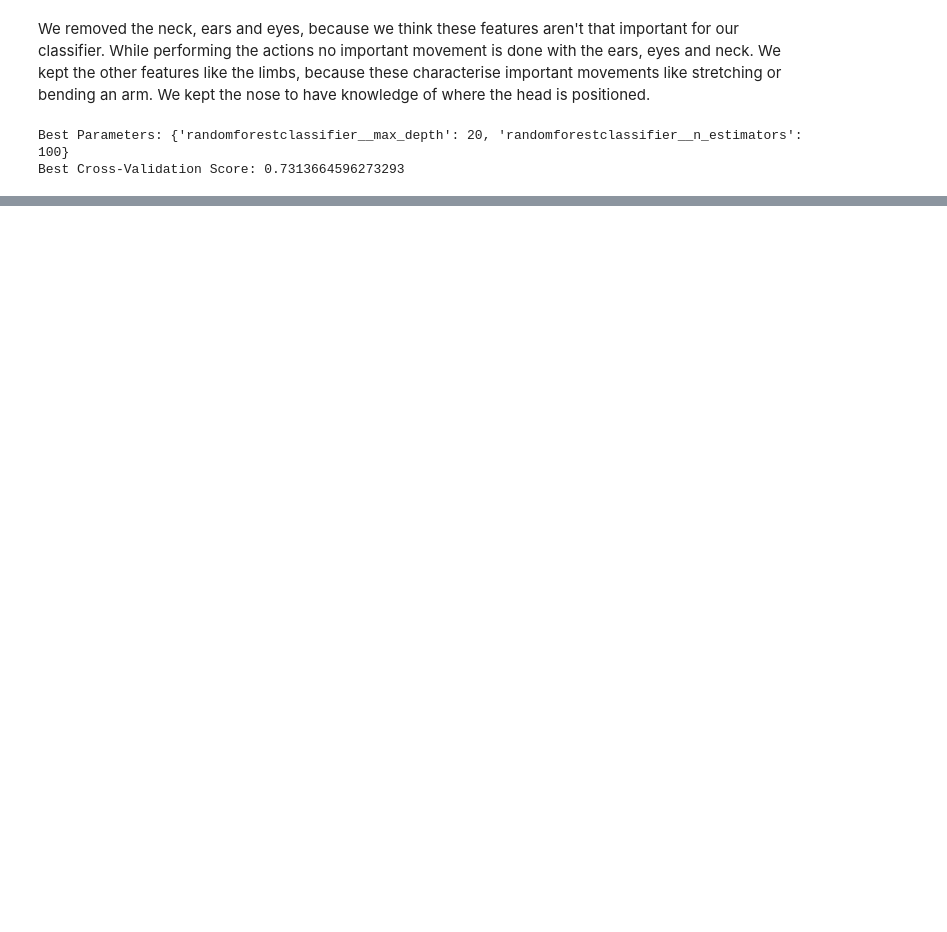
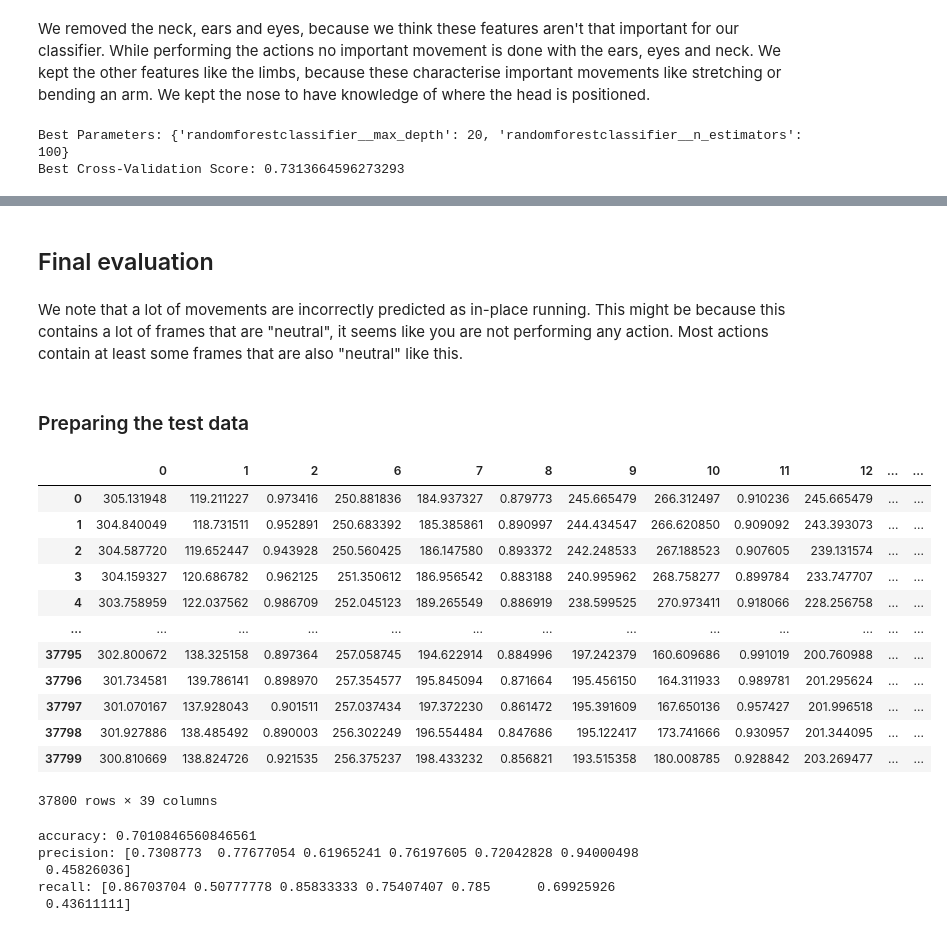
Before and after one commit to adelinagiurea0865/traditioneleML, a Jupyter notebook: sprint1.ipynb, the cells around one changed output, grey strips where cells are left out. Cells and saved outputs as stored; diff of their text form; code cells hidden in the pictures; blank space fills up the shorter version.

```diff
--- a/sprint1.ipynb
+++ b/sprint1.ipynb
@@ -469,0 +442,6 @@ plt.show()
+# %% [markdown]
+## Final evaluation
+# %% [markdown]
+We note that a lot of movements are incorrectly predicted as in-place running. This might be because this contains a lot of frames that are "neutral", it seems like you are not performing any action. Most actions contain at least some frames that are also "neutral" like this.
+# %% [markdown]
+### Preparing the test data
@@ -469,0 +453,17 @@ plt.show()
+# %%
+df_2_test = df_test.drop(df_test.columns[[3,4,5,42,43,44,45,46,47,48,49,50,51,52,53]],axis=1)
+df_2_test
+# %% [output]
+|  | 0 | 1 | 2 | 6 | 7 | 8 | 9 | 10 | 11 | 12 | ... | ... |
+| 0 | 305.131948 | 119.211227 | 0.973416 | 250.881836 | 184.937327 | 0.879773 | 245.665479 | 266.312497 | 0.910236 | 245.665479 | ... | ... |
+| 1 | 304.840049 | 118.731511 | 0.952891 | 250.683392 | 185.385861 | 0.890997 | 244.434547 | 266.620850 | 0.909092 | 243.393073 | ... | ... |
+| 2 | 304.587720 | 119.652447 | 0.943928 | 250.560425 | 186.147580 | 0.893372 | 242.248533 | 267.188523 | 0.907605 | 239.131574 | ... | ... |
+| 3 | 304.159327 | 120.686782 | 0.962125 | 251.350612 | 186.956542 | 0.883188 | 240.995962 | 268.758277 | 0.899784 | 233.747707 | ... | ... |
+| 4 | 303.758959 | 122.037562 | 0.986709 | 252.045123 | 189.265549 | 0.886919 | 238.599525 | 270.973411 | 0.918066 | 228.256758 | ... | ... |
+| ... | ... | ... | ... | ... | ... | ... | ... | ... | ... | ... | ... | ... |
+| 37795 | 302.800672 | 138.325158 | 0.897364 | 257.058745 | 194.622914 | 0.884996 | 197.242379 | 160.609686 | 0.991019 | 200.760988 | ... | ... |
+| 37796 | 301.734581 | 139.786141 | 0.898970 | 257.354577 | 195.845094 | 0.871664 | 195.456150 | 164.311933 | 0.989781 | 201.295624 | ... | ... |
+| 37797 | 301.070167 | 137.928043 | 0.901511 | 257.037434 | 197.372230 | 0.861472 | 195.391609 | 167.650136 | 0.957427 | 201.996518 | ... | ... |
+| 37798 | 301.927886 | 138.485492 | 0.890003 | 256.302249 | 196.554484 | 0.847686 | 195.122417 | 173.741666 | 0.930957 | 201.344095 | ... | ... |
+| 37799 | 300.810669 | 138.824726 | 0.921535 | 256.375237 | 198.433232 | 0.856821 | 193.515358 | 180.008785 | 0.928842 | 203.269477 | ... | ... |
+37800 rows × 39 columns
@@ -469,0 +472,12 @@ plt.show()
+# %%
+y_pred_rf_test = clf_2_rf.predict(X_2_test)
+
+print("accuracy:", accuracy_score(y_test, y_pred_rf_test))
+print("precision:", precision_score(y_test,y_pred_rf_test, average=None))
+print("recall:", recall_score(y_test, y_pred_rf_test, average=None))
+# %% [output]
+accuracy: 0.7010846560846561
+precision: [0.7308773  0.77677054 0.61965241 0.76197605 0.72042828 0.94000498
+ 0.45826036]
+recall: [0.86703704 0.50777778 0.85833333 0.75407407 0.785      0.69925926
+ 0.43611111]
```
Also changed, not shown: parts of 28 cells of this notebook.
